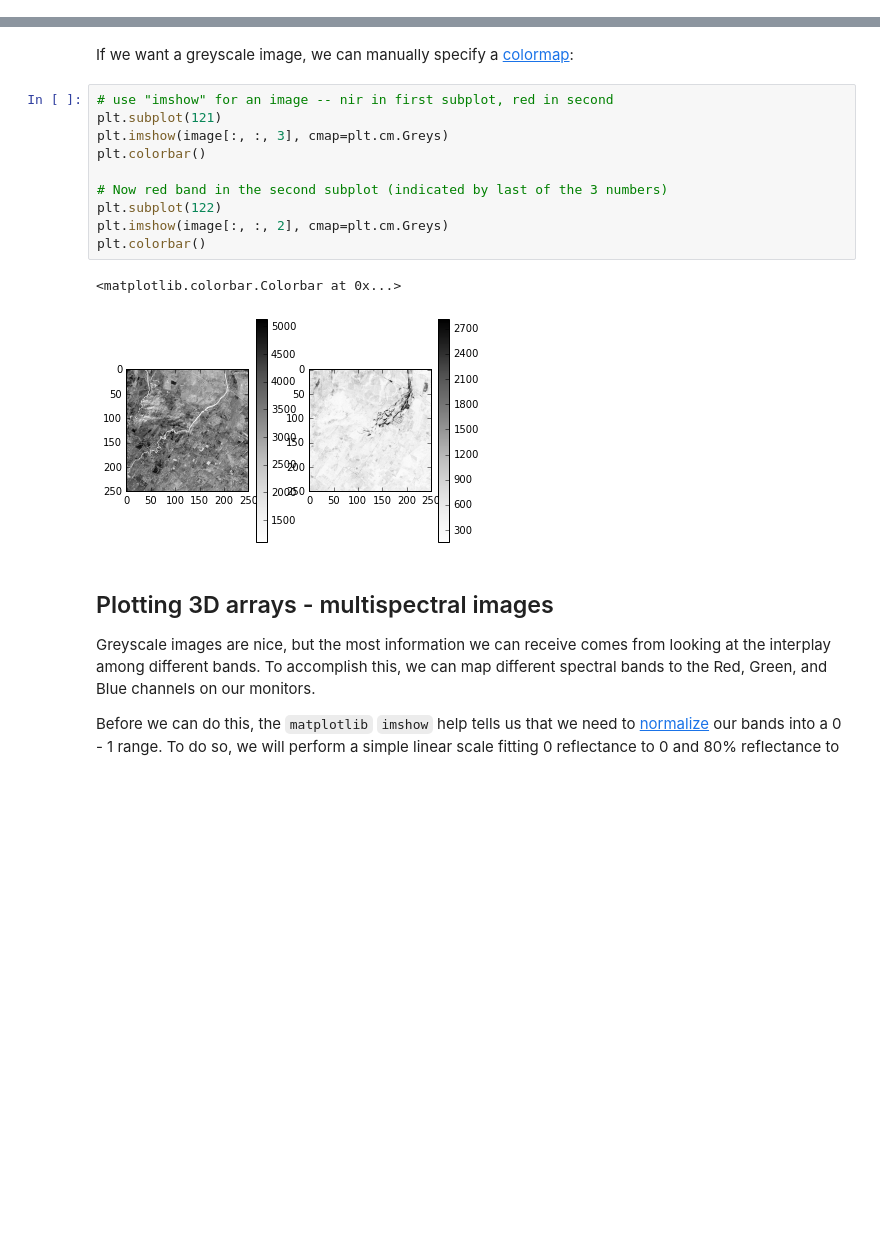
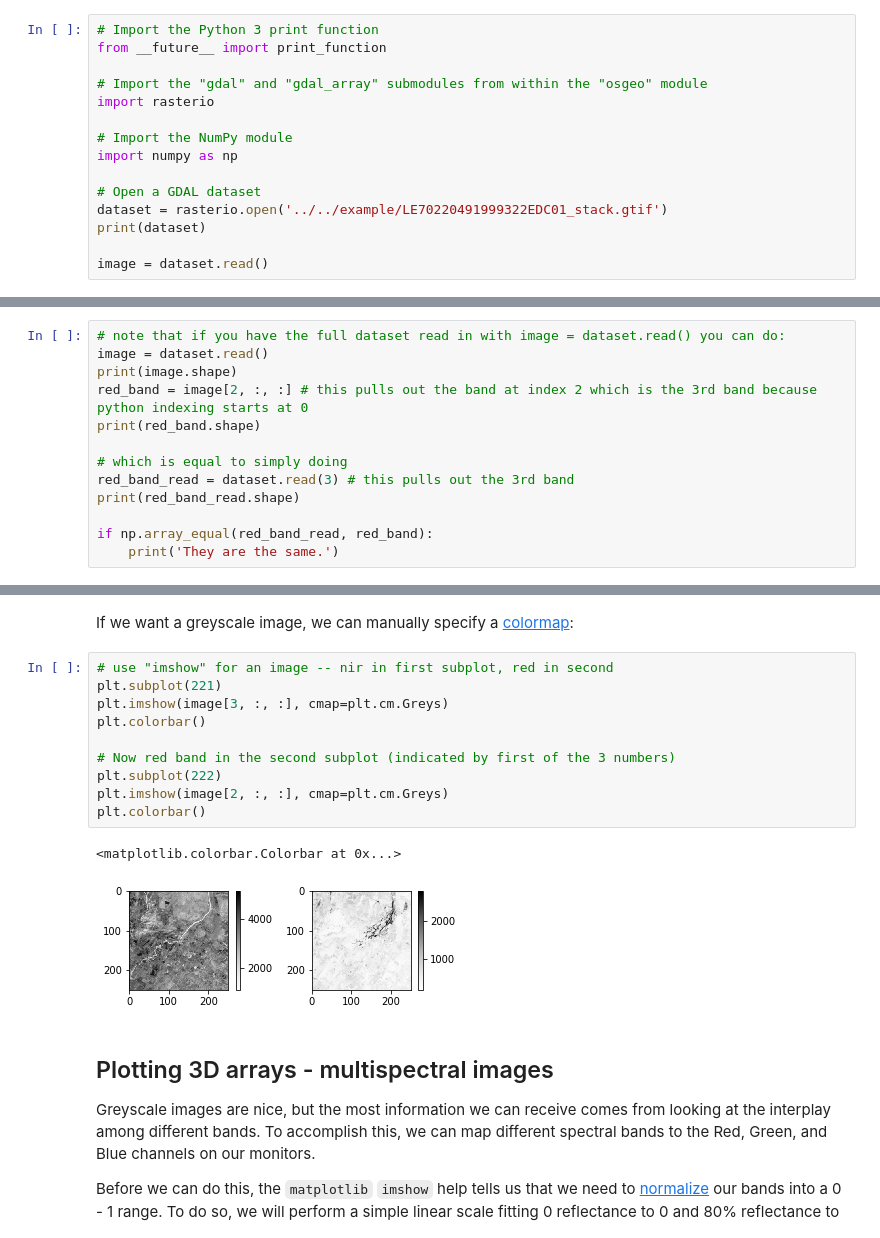
Before and after one commit to ceholden/open-geo-tutorial, a Jupyter notebook: Python/chapters/chapter_3_visualization.ipynb, the cells around one changed output, grey strips where cells are left out. Drawn from its saved outputs; the diff is of its cells as text; blank space fills up the shorter version.

Commit message:
adding major update to raster viz, vector intro, and intro to classification

```diff
--- a/Python/chapters/chapter_3_visualization.ipynb
+++ b/Python/chapters/chapter_3_visualization.ipynb
@@ -64,0 +35,15 @@ ndvi = (image[:, :, 3] - image[:, :, 2]) / \
+# %%
+# Import the Python 3 print function
+from __future__ import print_function
+
+# Import the "gdal" and "gdal_array" submodules from within the "osgeo" module
+import rasterio
+
+# Import the NumPy module
+import numpy as np
+
+# Open a GDAL dataset
+dataset = rasterio.open('../../example/LE70220491999322EDC01_stack.gtif')
+print(dataset)
+
+image = dataset.read()
@@ -64,0 +93,13 @@ ndvi = (image[:, :, 3] - image[:, :, 2]) / \
+# %%
+# note that if you have the full dataset read in with image = dataset.read() you can do:
+image = dataset.read()
+print(image.shape)
+red_band = image[2, :, :] # this pulls out the band at index 2 which is the 3rd band because python indexing starts at 0
+print(red_band.shape)
+
+# which is equal to simply doing
+red_band_read = dataset.read(3) # this pulls out the 3rd band
+print(red_band_read.shape)
+
+if np.array_equal(red_band_read, red_band):
+    print('They are the same.')
@@ -169,17 +215,17 @@ plt.colorbar()
 If we want a greyscale image, we can manually specify a [colormap](http://matplotlib.org/api/colors_api.html#matplotlib.colors.Colormap):
 # %%
 # use "imshow" for an image -- nir in first subplot, red in second
-plt.subplot(121)
-plt.imshow(image[:, :, 3], cmap=plt.cm.Greys)
+plt.subplot(221)
+plt.imshow(image[3, :, :], cmap=plt.cm.Greys)
 plt.colorbar()
 
-# Now red band in the second subplot (indicated by last of the 3 numbers)
-plt.subplot(122)
-plt.imshow(image[:, :, 2], cmap=plt.cm.Greys)
+# Now red band in the second subplot (indicated by first of the 3 numbers)
+plt.subplot(222)
+plt.imshow(image[2, :, :], cmap=plt.cm.Greys)
 plt.colorbar()
 # %% [output]
 <matplotlib.colorbar.Colorbar at 0x...>
-[figure, old version]
+[figure, new version]
 # %% [markdown]
 ## Plotting 3D arrays - multispectral images
 
```
Also changed, not shown: parts of 27 cells of this notebook, 10 other files.
